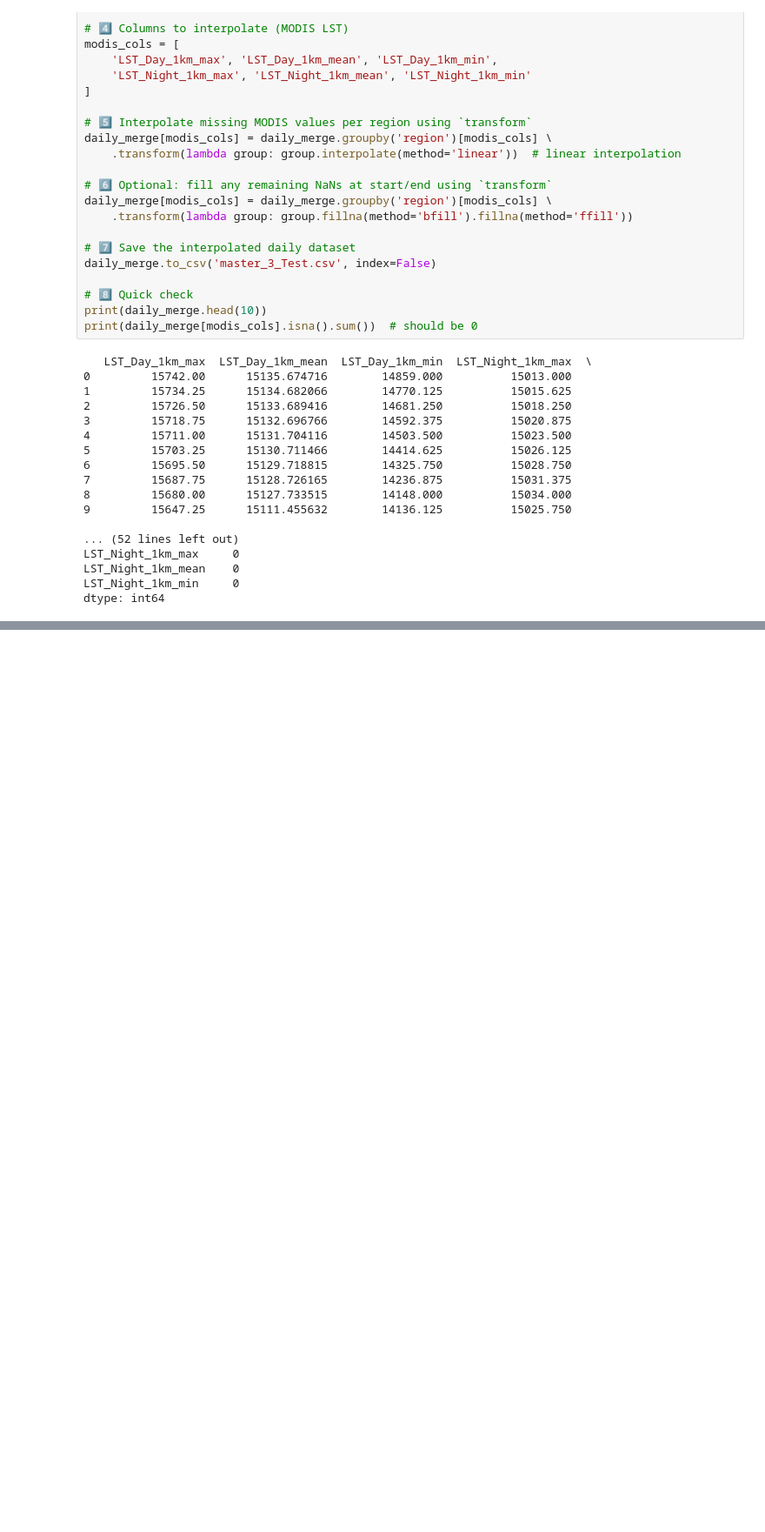
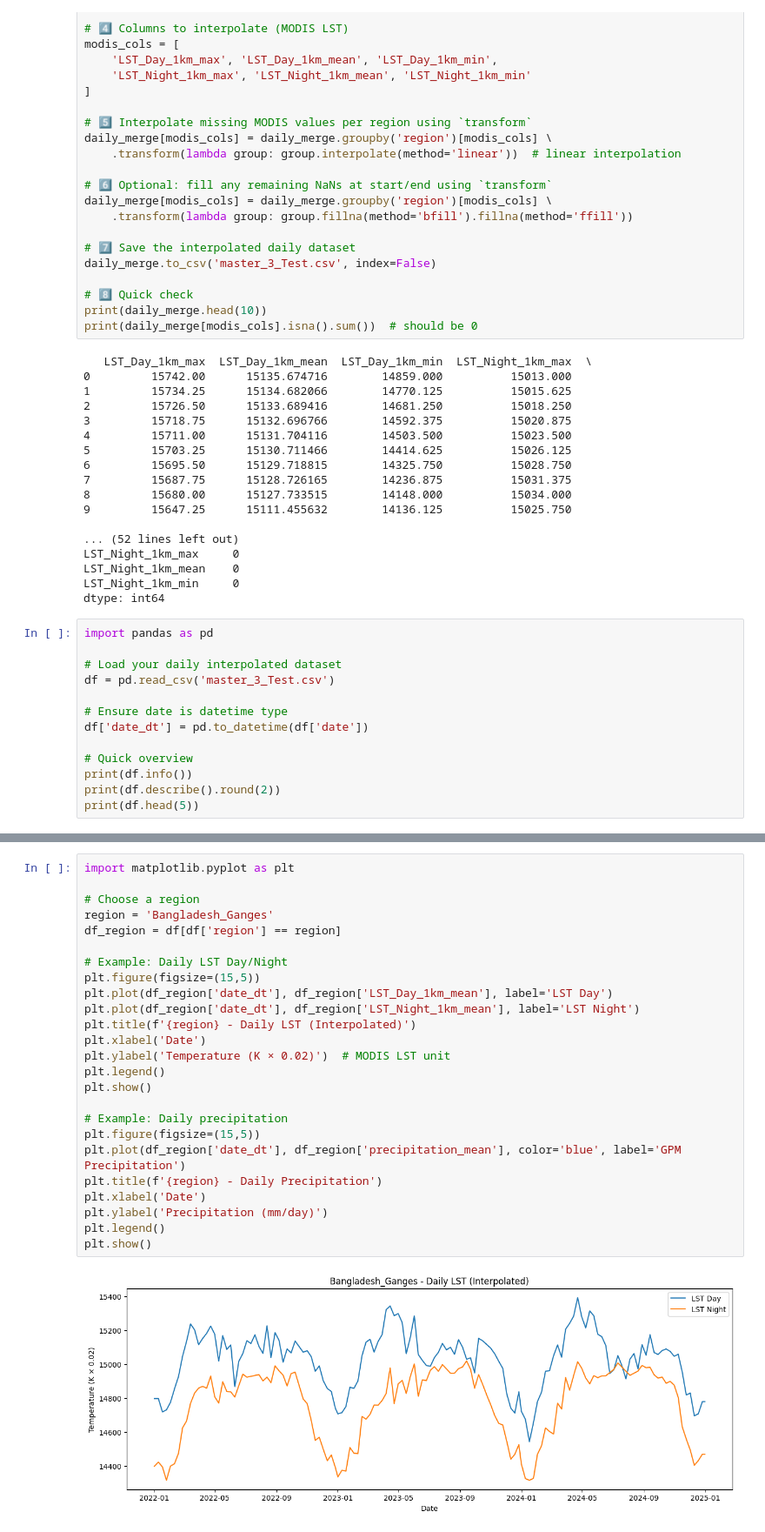
Before and after one commit to Amzilynn/Geoepidemiology-Profiling, a Jupyter notebook: Geoepidemiology_dataexploration.ipynb, the cells around one changed output, grey strips where cells are left out. Shown at 87% size. Cells and saved outputs as stored; diff of their text form; blank space fills up the shorter version.

```diff
--- a/Geoepidemiology_dataexploration.ipynb
+++ b/Geoepidemiology_dataexploration.ipynb
@@ -180,3 +180,16 @@ LST_Night_1km_max     0
 LST_Night_1km_mean    0
 LST_Night_1km_min     0
 dtype: int64
+# %%
+import pandas as pd
+
+# Load your daily interpolated dataset
+df = pd.read_csv('master_3_Test.csv')
+
+# Ensure date is datetime type
+df['date_dt'] = pd.to_datetime(df['date'])
+
+# Quick overview
+print(df.info())
+print(df.describe().round(2))
+print(df.head(5))
@@ -182,0 +214,27 @@ dtype: int64
+# %%
+import matplotlib.pyplot as plt
+
+# Choose a region
+region = 'Bangladesh_Ganges'
+df_region = df[df['region'] == region]
+
+# Example: Daily LST Day/Night
+plt.figure(figsize=(15,5))
+plt.plot(df_region['date_dt'], df_region['LST_Day_1km_mean'], label='LST Day')
+plt.plot(df_region['date_dt'], df_region['LST_Night_1km_mean'], label='LST Night')
+plt.title(f'{region} - Daily LST (Interpolated)')
+plt.xlabel('Date')
+plt.ylabel('Temperature (K × 0.02)')  # MODIS LST unit
+plt.legend()
+plt.show()
+
+# Example: Daily precipitation
+plt.figure(figsize=(15,5))
+plt.plot(df_region['date_dt'], df_region['precipitation_mean'], color='blue', label='GPM Precipitation')
+plt.title(f'{region} - Daily Precipitation')
+plt.xlabel('Date')
+plt.ylabel('Precipitation (mm/day)')
+plt.legend()
+plt.show()
+# %% [output]
+[figure, added]
```
Also changed, not shown: parts of 8 cells of this notebook.
